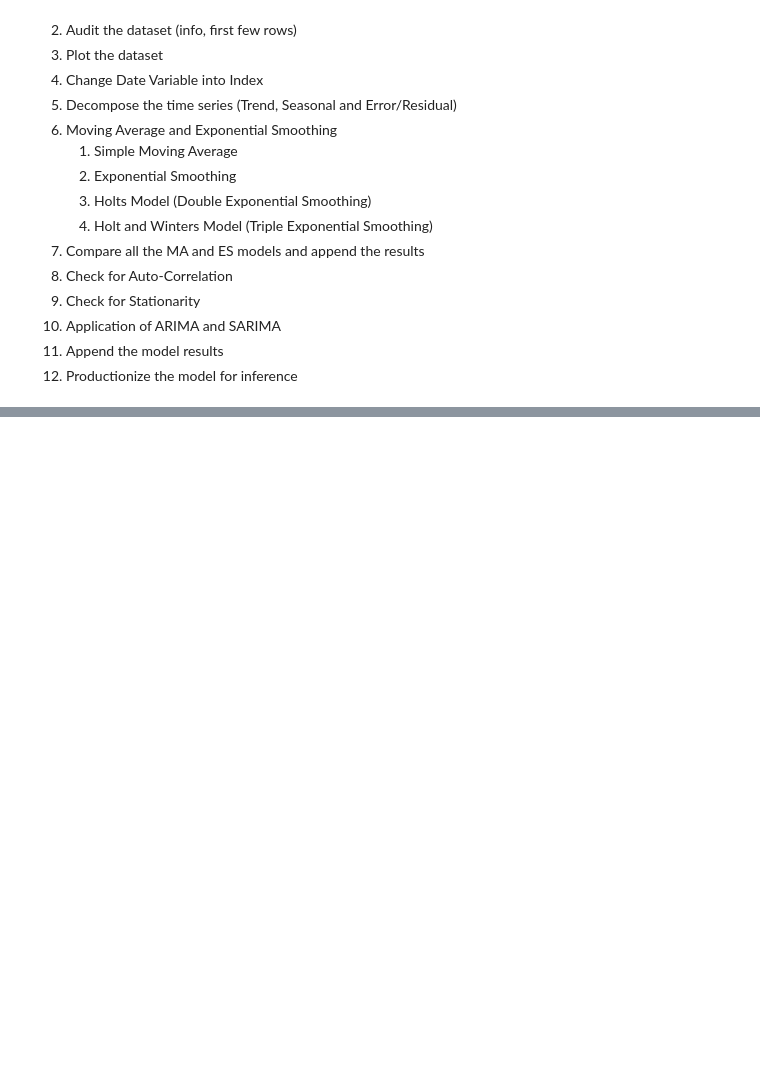
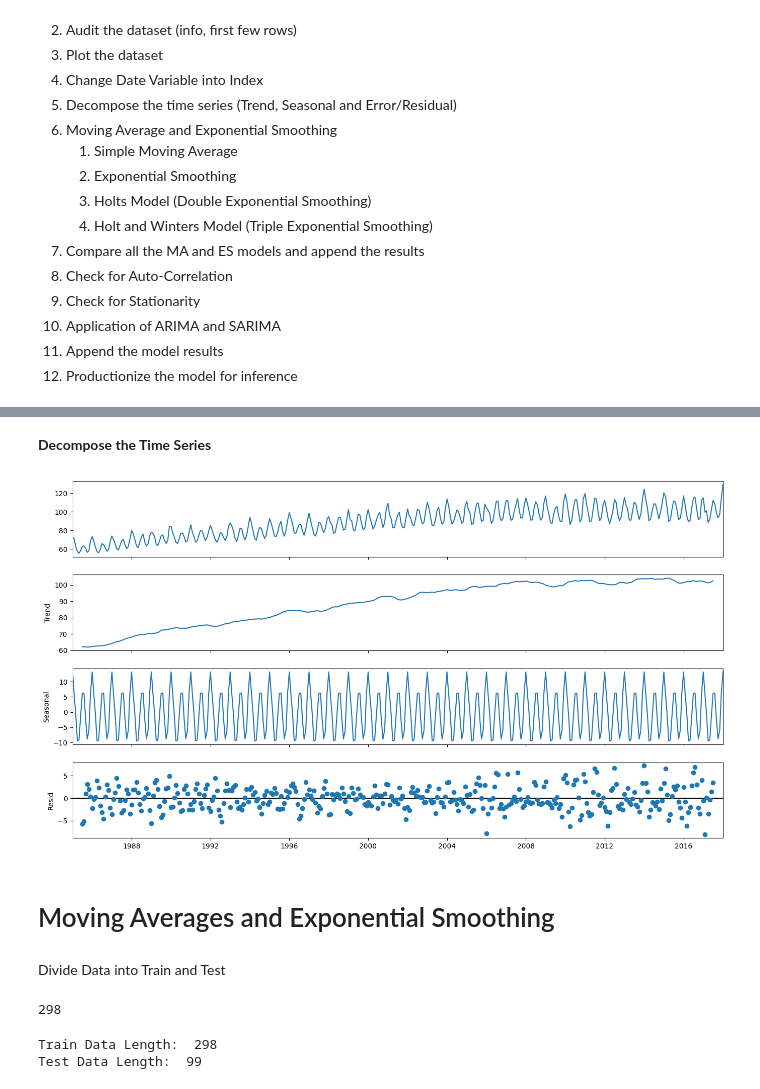
Before and after one commit to muniappabalaji/TimeSeries, a Jupyter notebook: Electric_Production_TimeSeries_October2025_GL.ipynb, the cells around one changed output, grey strips where cells are left out. Cells and saved outputs as stored; diff of their text form; code cells hidden in the pictures; blank space fills up the shorter version.

```diff
--- a/Electric_Production_TimeSeries_October2025_GL.ipynb
+++ b/Electric_Production_TimeSeries_October2025_GL.ipynb
@@ -36,0 +117,27 @@ from statsmodels.tsa.holtwinters import ExponentialSmoothing, Holt
+# %% [markdown]
+**Decompose the Time Series**
+# %%
+from statsmodels.tsa.seasonal import seasonal_decompose
+decomposition = seasonal_decompose(df)
+fig = decomposition.plot()
+fig.set_size_inches(15, 8)
+plt.show()
+# %% [output]
+[figure, added]
+# %% [markdown]
+# Moving Averages and Exponential Smoothing
+# %% [markdown]
+Divide Data into Train and Test
+# %%
+train_len = int(np.ceil(len(df)*0.75))
+print(train_len)
+# %% [output]
+298
+# %%
+train=df[0:train_len]
+test=df[train_len:]
+print('Train Data Length: ', len(train))
+print('Test Data Length: ', len(test))
+# %% [output]
+Train Data Length:  298
+Test Data Length:  99
```
Also changed, not shown: parts of 12 cells of this notebook.
